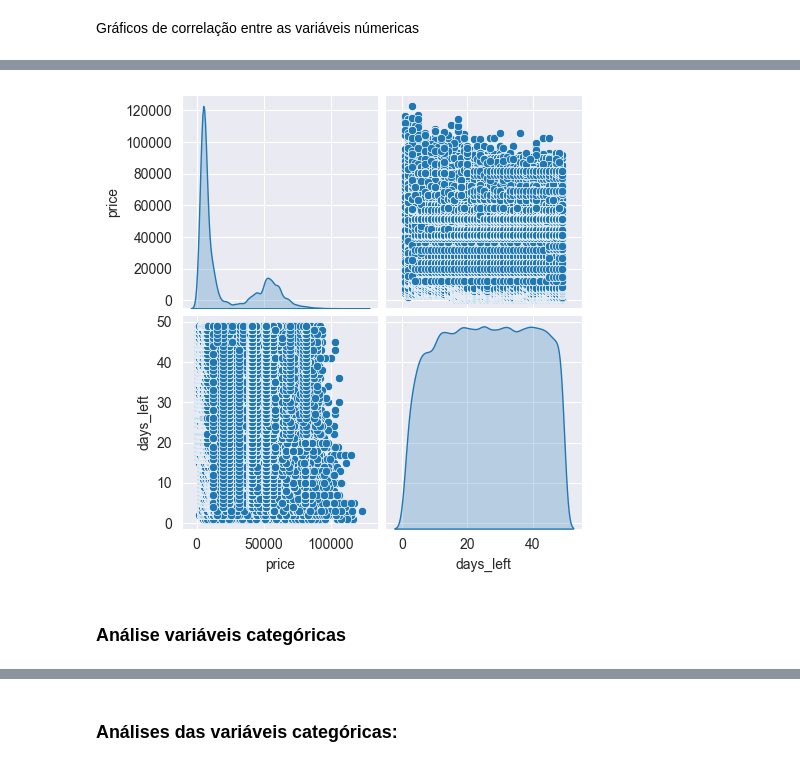
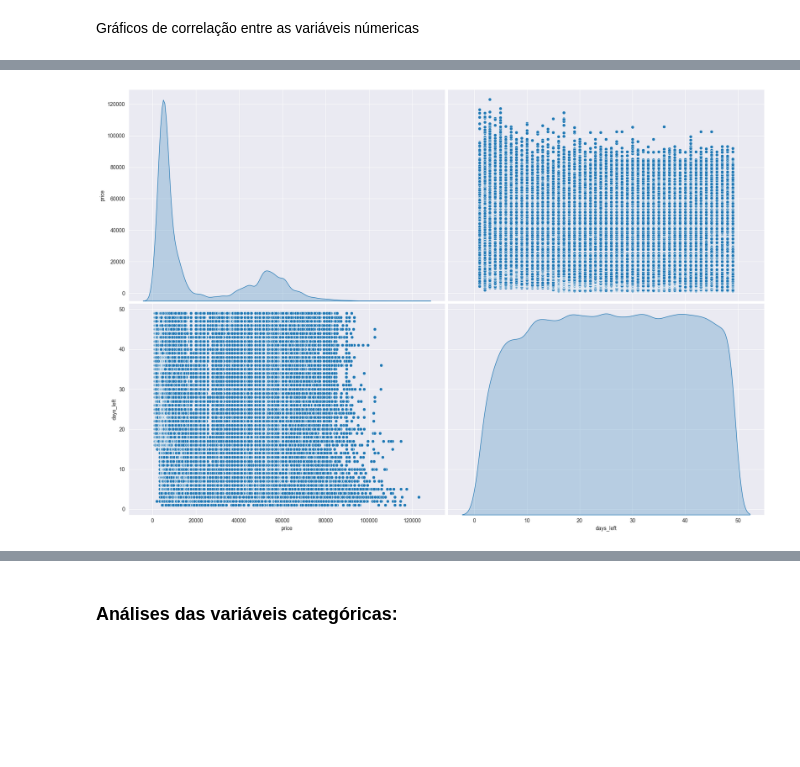
Before and after one commit to PAULA-123/LinearRegression, a Jupyter notebook: Avião_previsão.ipynb, the cells around one changed output, grey strips where cells are left out. Drawn from its saved outputs; the diff is of its cells as text; code cells hidden in the pictures; blank space fills up the shorter version.

```diff
--- a/Avião_previsão.ipynb
+++ b/Avião_previsão.ipynb
@@ -173,4 +173,4 @@ data.tail()
 # %% [markdown]
 Convertendo coluna 'duration' de float para int.
 # %%
-data["duration"] = data["duration"].astype(int)
+# data["duration"] = data["duration"].astype(int)
@@ -298,9 +313,7 @@ plt.show()
 # %%
 data_num = data_dummies[["price", "days_left"]]
 
-sns.pairplot(data_num, diag_kind="kde")
+sns.pairplot(data_num, diag_kind="kde", height = 6, aspect= 1.5)
 plt.show()
 # %% [output]
-[figure, old version]
+[figure, new version]
-# %% [markdown]
-### Análise variáveis categóricas
```
Also changed, not shown: parts of 40 cells of this notebook.
